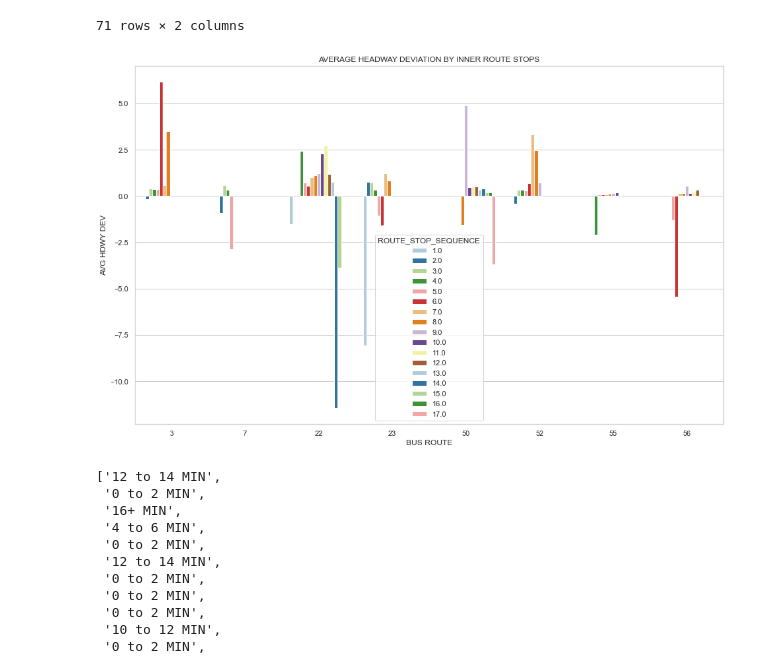
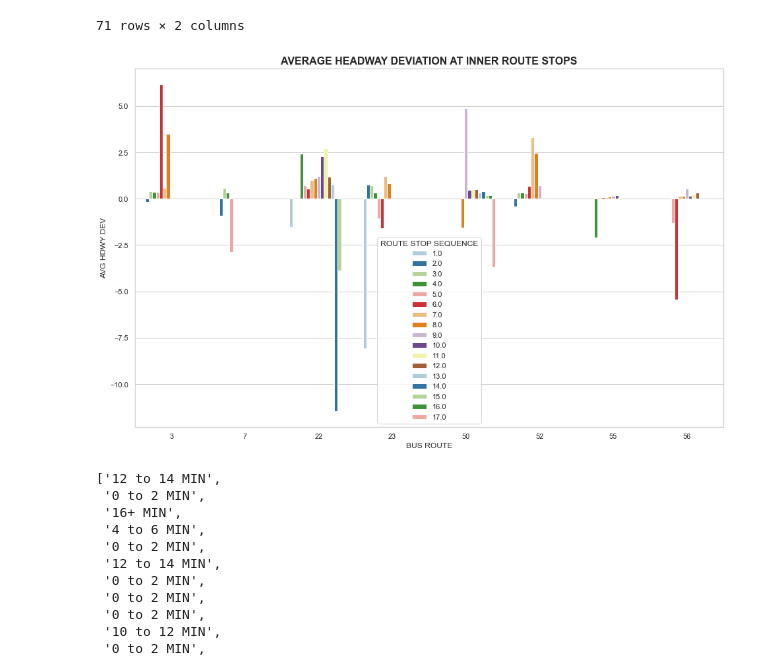
Before and after one commit to NSS-Data-Analytics-Cohort-7/wego-python-bit-my_finger, a Jupyter notebook: notebook/new_wego.ipynb, the cells around one changed output. Saved outputs shown, nothing was run; the diff lists cells and outputs as text; code cells hidden in the pictures.

```diff
--- a/notebook/new_wego.ipynb
+++ b/notebook/new_wego.ipynb
@@ -256,15 +281,16 @@ layover_route0.groupby(['ROUTE_ABBR', 'ROUTE_STOP_SEQUENCE']).agg({'DWELL_IN_MIN
 # %%
 def calculate4(layover_route0):
     return layover_route0.HDWY_DEV.mean()
 layover_plot4 = layover_route0.groupby(['ROUTE_ABBR', 'ROUTE_STOP_SEQUENCE']).apply(calculate4)
 layover_plot4 = layover_plot4.reset_index()
 plt.figure(figsize=(16,10))
 sns.barplot(x='ROUTE_ABBR', y=0, hue='ROUTE_STOP_SEQUENCE', palette='Paired', data=layover_plot4)
 plt.ylabel('AVG HDWY DEV')
 plt.xlabel('BUS ROUTE')
-plt.title('AVERAGE HEADWAY DEVIATION BY INNER ROUTE STOPS');
+plt.legend(title = 'ROUTE STOP SEQUENCE')
+plt.title('AVERAGE HEADWAY DEVIATION AT INNER ROUTE STOPS', fontweight = 'bold', size = 16);
 # %% [output]
-[figure, old version]
+[figure, new version]
 # %%
 df_dwell = wego_tidy
 DWELL_GROUPS = []
```
Also changed, not shown: parts of 11 cells of this notebook.
